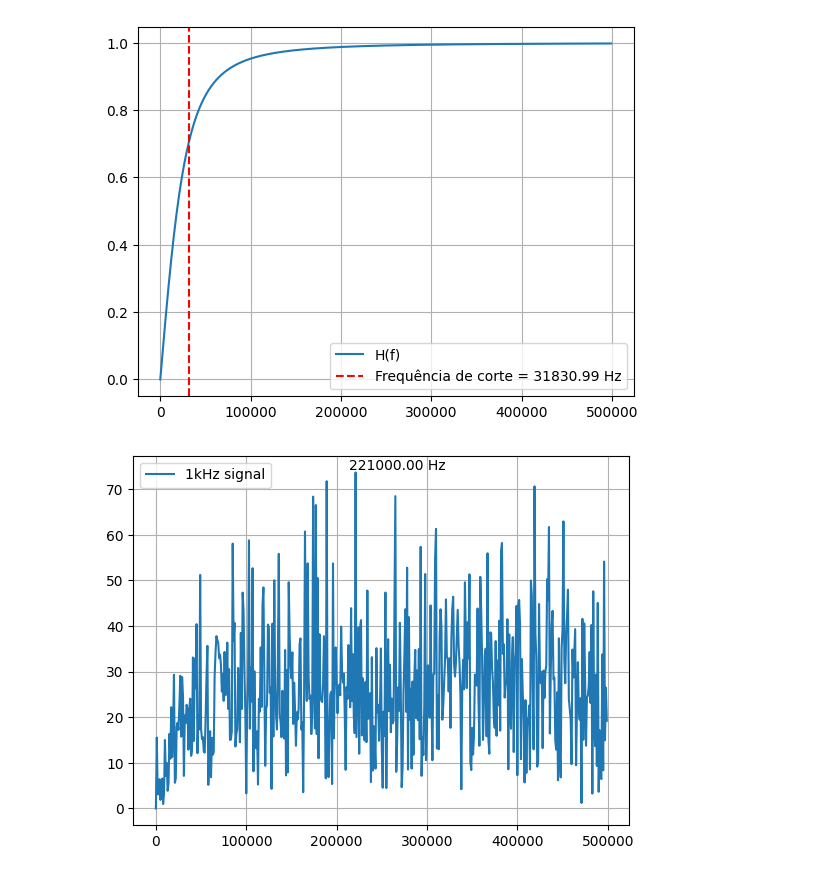
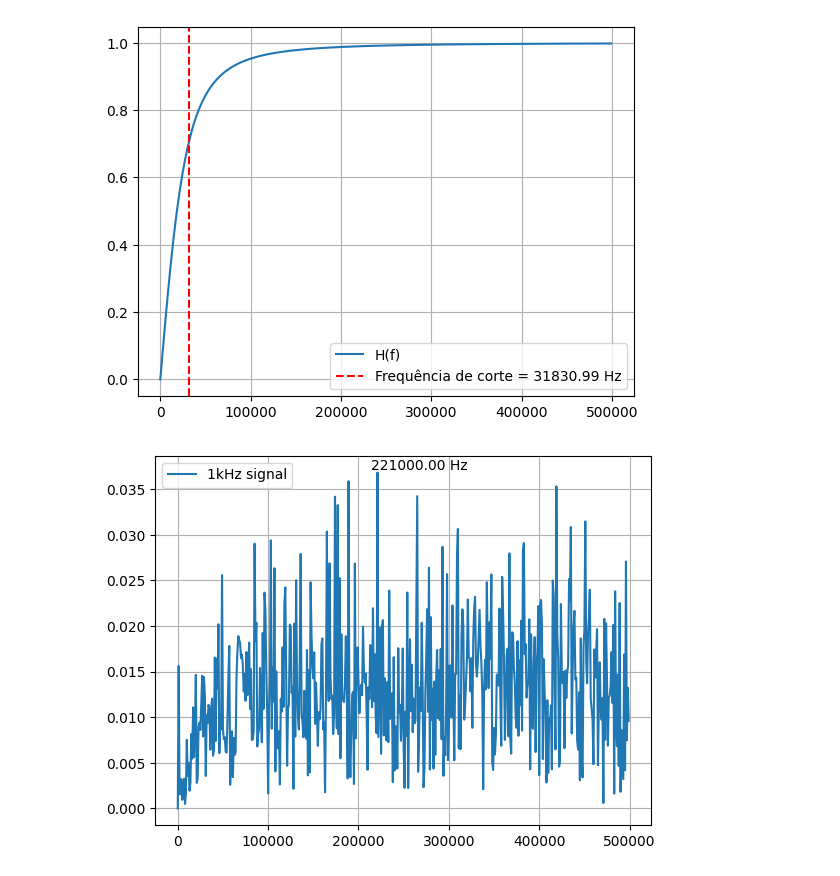
Before and after one commit to V-kr0pt/filtros_ufpb, a Jupyter notebook: filters.ipynb, the cells around one changed output. Drawn from its saved outputs; the diff is of its cells as text; code cells hidden in the pictures.

Commit message:
add: all filters done

```diff
--- a/filters.ipynb
+++ b/filters.ipynb
@@ -106,7 +106,7 @@ fft_filtered_signals = {}
 
 for key in signals.keys():
     fft_filtered_signals[key] = H * freq_domain_signals[key]
-    abs_fft_filtered_signal = np.abs(fft_filtered_signals[key])[:N//2]
+    abs_fft_filtered_signal = np.abs(fft_filtered_signals[key])[:N//2]/N
 
      # obtain the peak frequency
     max_index = np.argmax(abs_fft_filtered_signal)
@@ -132,7 +132,8 @@ for key in fft_filtered_signals.keys():
     filtered_signals[key] = np.fft.ifft(fft_filtered_signals[key])
     filtered_signals[key] = np.real(filtered_signals[key])
     plt.figure()
-    plt.plot(t, filtered_signals[key], label=f'{key} signal')
+    plt.plot(t, filtered_signals[key], label=f'{key} signal', color='r')
+    plt.plot(t, signals[key], label='Original signal', color='b')
     plt.legend()
     plt.grid()
 # %% [output]
@@ -166,7 +167,7 @@ fft_filtered_signals = {}
 
 for key in signals.keys():
     fft_filtered_signals[key] = H * freq_domain_signals[key]
-    abs_fft_filtered_signal = np.abs(fft_filtered_signals[key])[:N//2]
+    abs_fft_filtered_signal = np.abs(fft_filtered_signals[key])[:N//2]/N
 
      # obtain the peak frequency
     max_index = np.argmax(abs_fft_filtered_signal)
@@ -192,7 +193,8 @@ for key in fft_filtered_signals.keys():
     filtered_signals[key] = np.fft.ifft(fft_filtered_signals[key])
     filtered_signals[key] = np.real(filtered_signals[key])
     plt.figure()
-    plt.plot(t, filtered_signals[key], label=f'{key} signal')
+    plt.plot(t, filtered_signals[key], label=f'{key} signal', color='r')
+    plt.plot(t, signals[key], label='Original signal', color='b')
     plt.legend()
     plt.grid()
 # %% [output]
@@ -224,20 +226,20 @@ plt.grid()
 # %%
 fft_filtered_signals = {}
 
 for key in signals.keys():
     fft_filtered_signals[key] = H * freq_domain_signals[key]
-    abs_fft_filtered_signal = np.abs(fft_filtered_signals[key])[:N//2]
+    abs_fft_filtered_signal = np.abs(fft_filtered_signals[key])[:N//2]/N
 
      # obtain the peak frequency
     max_index = np.argmax(abs_fft_filtered_signal)
     max_freq = freqs[max_index]
     peak = abs_fft_filtered_signal[max_index]
 
     # plot the filtered signal
     plt.figure()
     plt.plot(freqs, abs_fft_filtered_signal, label=f'{key} signal')
     plt.annotate(f'{max_freq:.2f} Hz', (max_freq, peak), textcoords="offset points", xytext=(30,2), ha='center')
     plt.legend()
     plt.grid()
 # %% [output]
-[figure, old version]
+[figure, new version]
```
Also changed, not shown: parts of 14 cells of this notebook.
